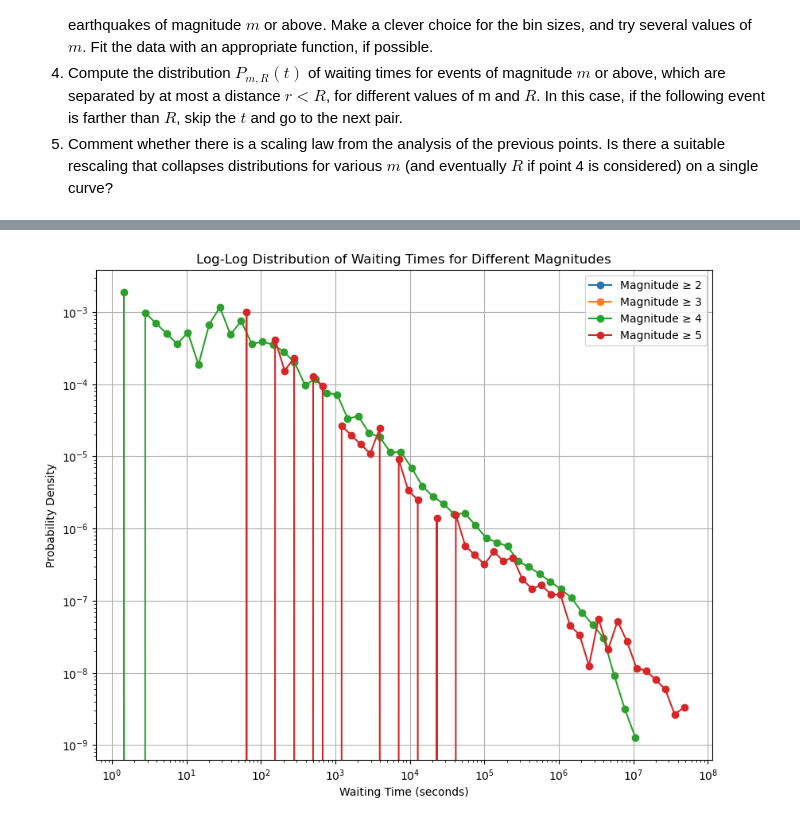
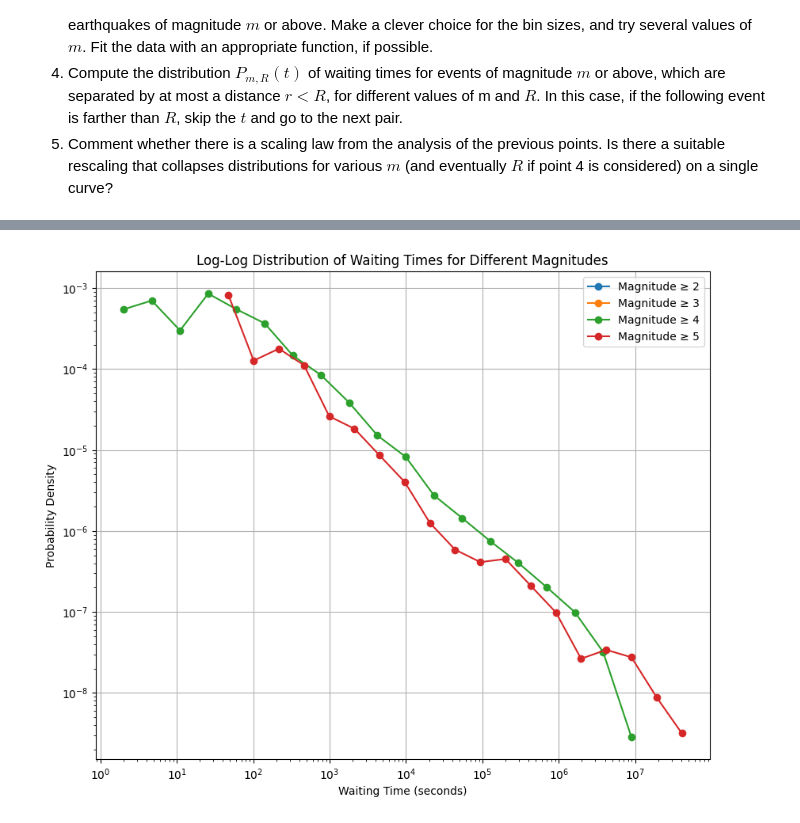
Before and after one commit to ElnazDt/Eli-python-project-earth, a Jupyter notebook: Project.ipynb, the cells around one changed output, grey strips where cells are left out. Saved outputs shown, nothing was run; the diff lists cells and outputs as text; code cells hidden in the pictures.

```diff
--- a/Project.ipynb
+++ b/Project.ipynb
@@ -73,8 +99,3 @@ plt.show()
-# %%
-# Load the data
-data_path = 'SouthCalifornia-1982-2011.dat'
-columns = ['event_index', 'trigger_index', 'time', 'magnitude', 'x', 'y', 'z']
-data = pd.read_csv(data_path, delim_whitespace=True, names=columns)
 # %%
 def compute_waiting_times(data, magnitude_threshold):
     # Filter data for the given magnitude threshold
@@ -94,17 +115,16 @@ for m in magnitude_thresholds:
 # %%
 plt.figure(figsize=(10, 8))
 
 for m, waiting_times in waiting_times_by_magnitude.items():
-    # Use logarithmic bins to better visualize power-law distributions
-    bins = np.logspace(np.log10(min(waiting_times)), np.log10(max(waiting_times)), num=50)
+    bins = np.logspace(np.log10(min(waiting_times)), np.log10(max(waiting_times)), num=20)
     hist, bin_edges = np.histogram(waiting_times, bins=bins, density=True)
     plt.loglog((bin_edges[:-1] + bin_edges[1:]) / 2, hist, marker='o', linestyle='-', label=f'Magnitude ≥ {m}')
 
 plt.title('Log-Log Distribution of Waiting Times for Different Magnitudes')
 plt.xlabel('Waiting Time (seconds)')
 plt.ylabel('Probability Density')
 plt.legend()
 plt.grid(True)
 plt.show()
 # %% [output]
-[figure, old version]
+[figure, new version]
```
Also changed, not shown: parts of 8 cells of this notebook.
